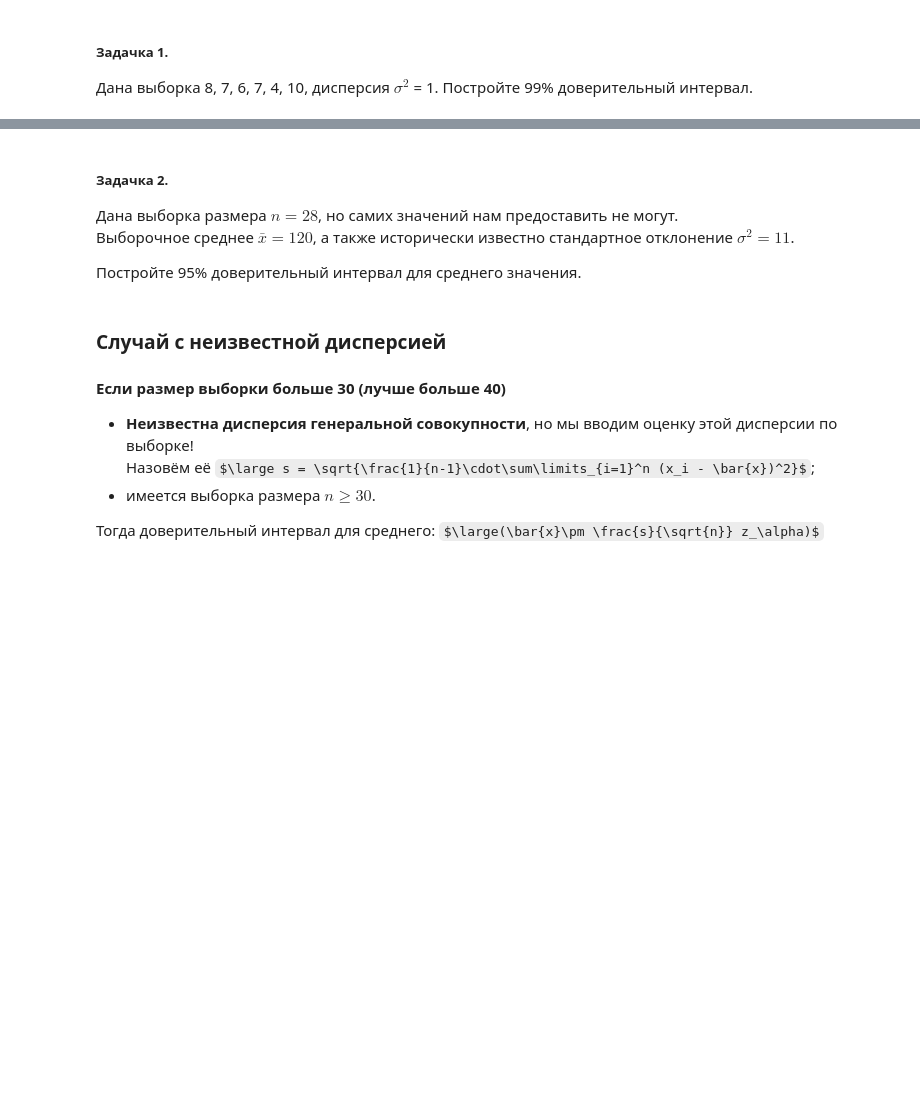
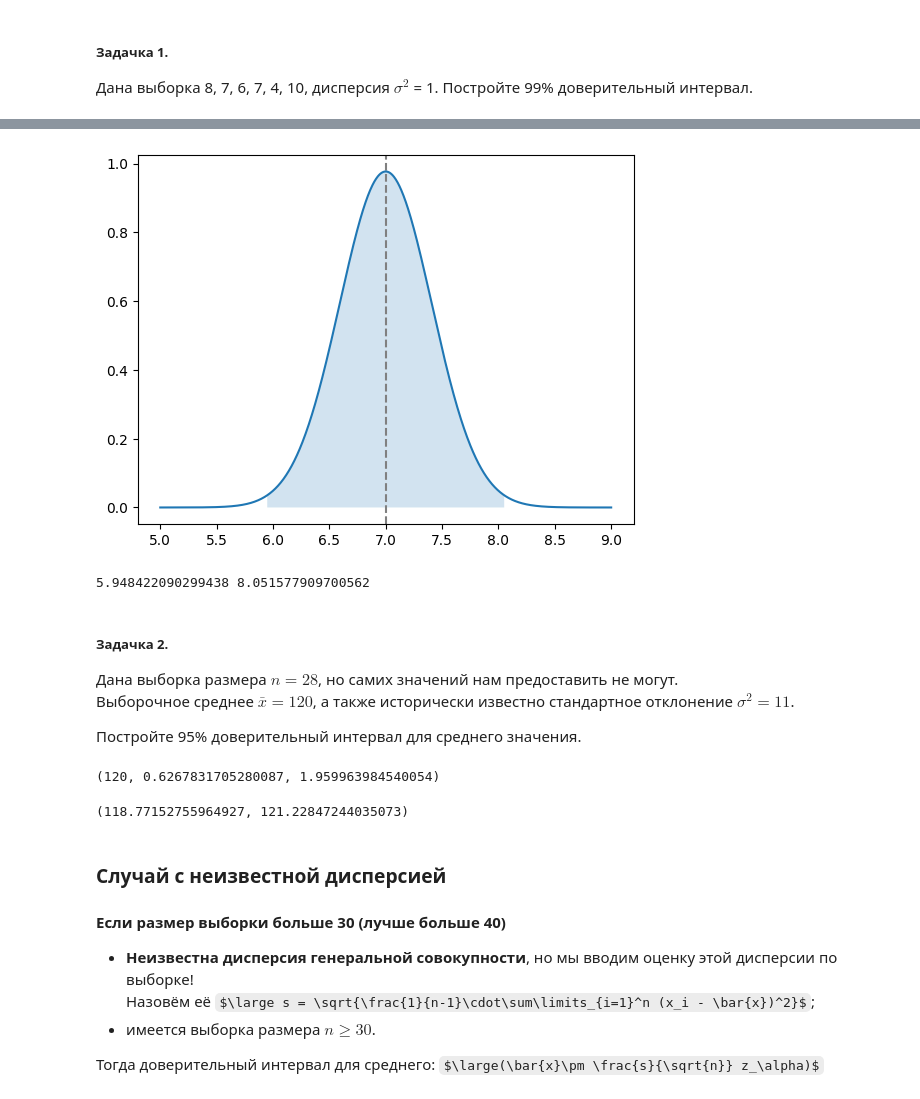
Before and after one commit to igumnov-daniel/HOCK_FEBRUARY_2023, a Jupyter notebook: 08_pandas_CI/08_1_Confidence_Intervals.ipynb, the cells around one changed output, grey strips where cells are left out. Saved outputs shown, nothing was run; the diff lists cells and outputs as text; code cells hidden in the pictures; some formulas as TeX source; blank space fills up the shorter version.

```diff
--- a/08_pandas_CI/08_1_Confidence_Intervals.ipynb
+++ b/08_pandas_CI/08_1_Confidence_Intervals.ipynb
@@ -62,3 +105,28 @@ $\large \mathbb{P}(\bar{x} -\frac{\sigma}{\sqrt{n}} z_\alpha< \mu < \bar{x} +\fr
+# %%
+x = np.linspace(5, 9, 1000)
+norm_standard = stats.norm(loc=7, scale=1/(6**0.5))
+y = norm_standard.pdf(x)
+
+plt.axvline(7, linestyle='--', color='gray')
+
+# 1
+# right = norm_standard.ppf(0.8)
+# mask = x < right
+# plt.fill_between(x[mask], 0, y[mask], alpha=0.2)
+
+alpha = 0.01
+confidence_level = 1 - alpha
+left = norm_standard.ppf(alpha/2)
+right = norm_standard.ppf(1 - alpha/2)
+mask = (x < right) & (x > left)
+plt.fill_between(x[mask], 0, y[mask], alpha=0.2)
+
+plt.plot(x, y)
+plt.show()
+print(left, right)
+# %% [output]
+[figure, added]
+5.948422090299438 8.051577909700562
 # %% [markdown]
 ##### Задачка 2.
 Дана выборка размера $n=28$, но самих значений нам предоставить не могут.<br>
@@ -70,3 +139,15 @@ $\large \mathbb{P}(\bar{x} -\frac{\sigma}{\sqrt{n}} z_\alpha< \mu < \bar{x} +\fr
+# %%
+x_bar = 120
+SE = np.sqrt(11) / np.sqrt(28)
+alpha = 0.05
+z = stats.norm.ppf(1-alpha/2, loc=0, scale=1)
+x_bar, SE, z
+# %% [output]
+(120, 0.6267831705280087, 1.959963984540054)
+# %%
+x_bar - SE*z, x_bar + SE * z
+# %% [output]
+(118.77152755964927, 121.22847244035073)
 # %% [markdown]
 ### Случай с неизвестной дисперсией
 #### Если размер выборки больше 30 (лучше больше 40)
```
Also changed, not shown: parts of 22 cells of this notebook, 1 other file.
